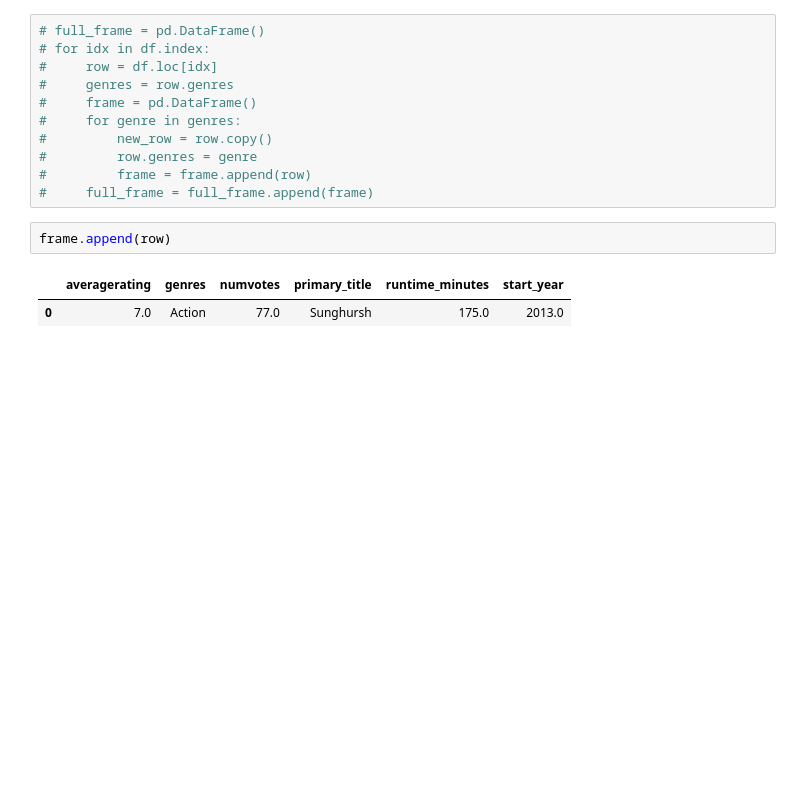
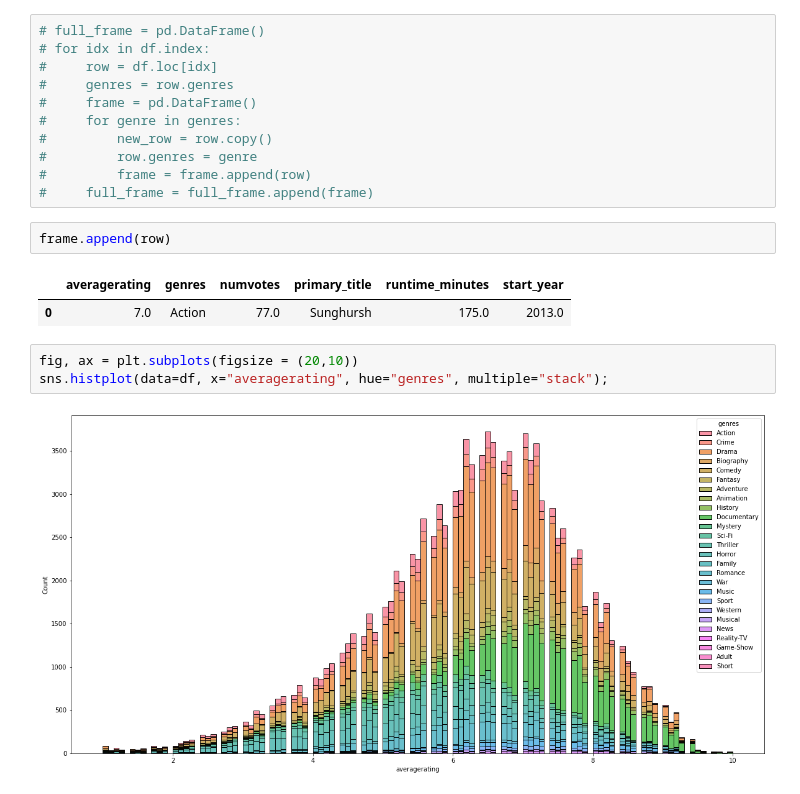
Before and after one commit to letruong711/010921-pt-phase-1-project, a Jupyter notebook: deeper_cleaning_genre_runtime_length.ipynb, the cells around one changed output. Cells and saved outputs as stored; diff of their text form; blank space fills up the shorter version.

```diff
--- a/deeper_cleaning_genre_runtime_length.ipynb
+++ b/deeper_cleaning_genre_runtime_length.ipynb
@@ -88,3 +88,8 @@ frame.append(row)
 # %% [output]
 |  | averagerating | genres | numvotes | primary_title | runtime_minutes | start_year |
 | 0 | 7.0 | Action | 77.0 | Sunghursh | 175.0 | 2013.0 |
+# %%
+fig, ax = plt.subplots(figsize = (20,10))
+sns.histplot(data=df, x="averagerating", hue="genres", multiple="stack");
+# %% [output]
+[figure, added]
```
Also changed, not shown: 2 other files.
